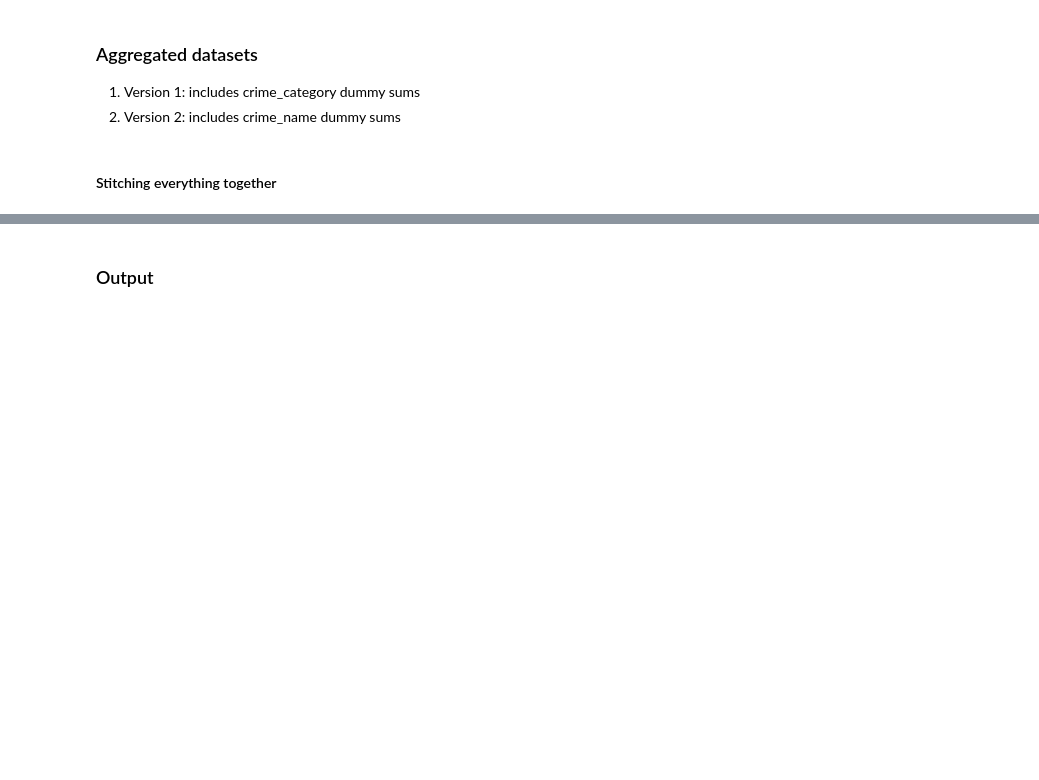
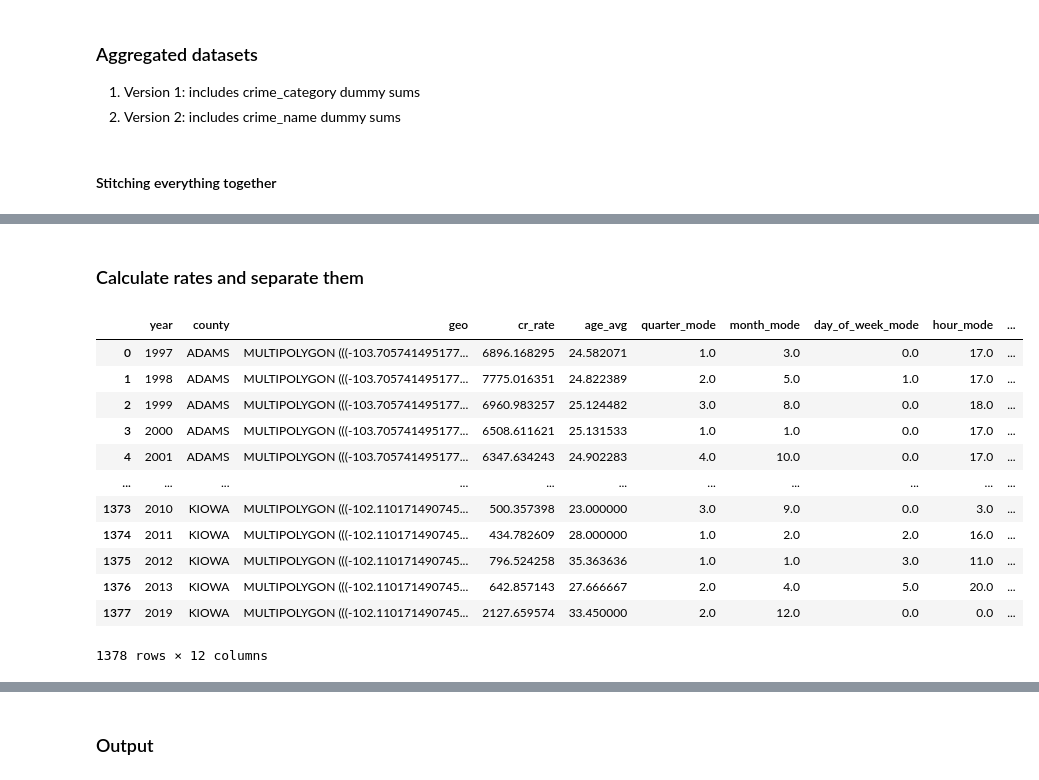
Before and after one commit to bia-capstone/crime, a Jupyter notebook: prepared_data/crime_records/aggregate_crime.ipynb, the cells around one changed output, grey strips where cells are left out. Saved outputs shown, nothing was run; the diff lists cells and outputs as text; code cells hidden in the pictures; blank space fills up the shorter version.

```diff
--- a/prepared_data/crime_records/aggregate_crime.ipynb
+++ b/prepared_data/crime_records/aggregate_crime.ipynb
@@ -173,0 +226,32 @@ df_name = df.merge(dum_name, on=INDEX)
+# %% [markdown]
+### Calculate rates and separate them
+# %%
+def add_rates(df):
+    result = df.copy()[INDEX]
+    cols = [c for c in df.columns if c not in df_base.columns]
+    for c in cols:
+        result[f'{c}_rate'] = df[c] / df_base['pop'] * 100_000
+    return result
+
+df_cat_rate = add_rates(df_cat)
+df_name_rate = add_rates(df_name)
+df_base = df_base.drop(columns='pop')
+# %%
+df_base_rate = df_base[INDEX + ['cr_rate', 'age_avg', 'quarter_mode', 'month_mode', 'day_of_week_mode', 'hour_mode', 'against_person_rate', 'against_property_rate', 'against_society_rate']]
+df_base_count = df_base[INDEX + ['cr_count', 'against_person', 'against_property', 'against_society', 'not_a_crime']]
+# %%
+df_base_rate
+# %% [output]
+|  | year | county | geo | cr_rate | age_avg | quarter_mode | month_mode | day_of_week_mode | hour_mode | ... |
+| 0 | 1997 | ADAMS | MULTIPOLYGON (((-103.705741495177... | 6896.168295 | 24.582071 | 1.0 | 3.0 | 0.0 | 17.0 | ... |
+| 1 | 1998 | ADAMS | MULTIPOLYGON (((-103.705741495177... | 7775.016351 | 24.822389 | 2.0 | 5.0 | 1.0 | 17.0 | ... |
+| 2 | 1999 | ADAMS | MULTIPOLYGON (((-103.705741495177... | 6960.983257 | 25.124482 | 3.0 | 8.0 | 0.0 | 18.0 | ... |
+| 3 | 2000 | ADAMS | MULTIPOLYGON (((-103.705741495177... | 6508.611621 | 25.131533 | 1.0 | 1.0 | 0.0 | 17.0 | ... |
+| 4 | 2001 | ADAMS | MULTIPOLYGON (((-103.705741495177... | 6347.634243 | 24.902283 | 4.0 | 10.0 | 0.0 | 17.0 | ... |
+| ... | ... | ... | ... | ... | ... | ... | ... | ... | ... | ... |
+| 1373 | 2010 | KIOWA | MULTIPOLYGON (((-102.110171490745... | 500.357398 | 23.000000 | 3.0 | 9.0 | 0.0 | 3.0 | ... |
+| 1374 | 2011 | KIOWA | MULTIPOLYGON (((-102.110171490745... | 434.782609 | 28.000000 | 1.0 | 2.0 | 2.0 | 16.0 | ... |
+| 1375 | 2012 | KIOWA | MULTIPOLYGON (((-102.110171490745... | 796.524258 | 35.363636 | 1.0 | 1.0 | 3.0 | 11.0 | ... |
+| 1376 | 2013 | KIOWA | MULTIPOLYGON (((-102.110171490745... | 642.857143 | 27.666667 | 2.0 | 4.0 | 5.0 | 20.0 | ... |
+| 1377 | 2019 | KIOWA | MULTIPOLYGON (((-102.110171490745... | 2127.659574 | 33.450000 | 2.0 | 12.0 | 0.0 | 0.0 | ... |
+1378 rows × 12 columns
```
Also changed, not shown: parts of 16 cells of this notebook, 12 other files.
